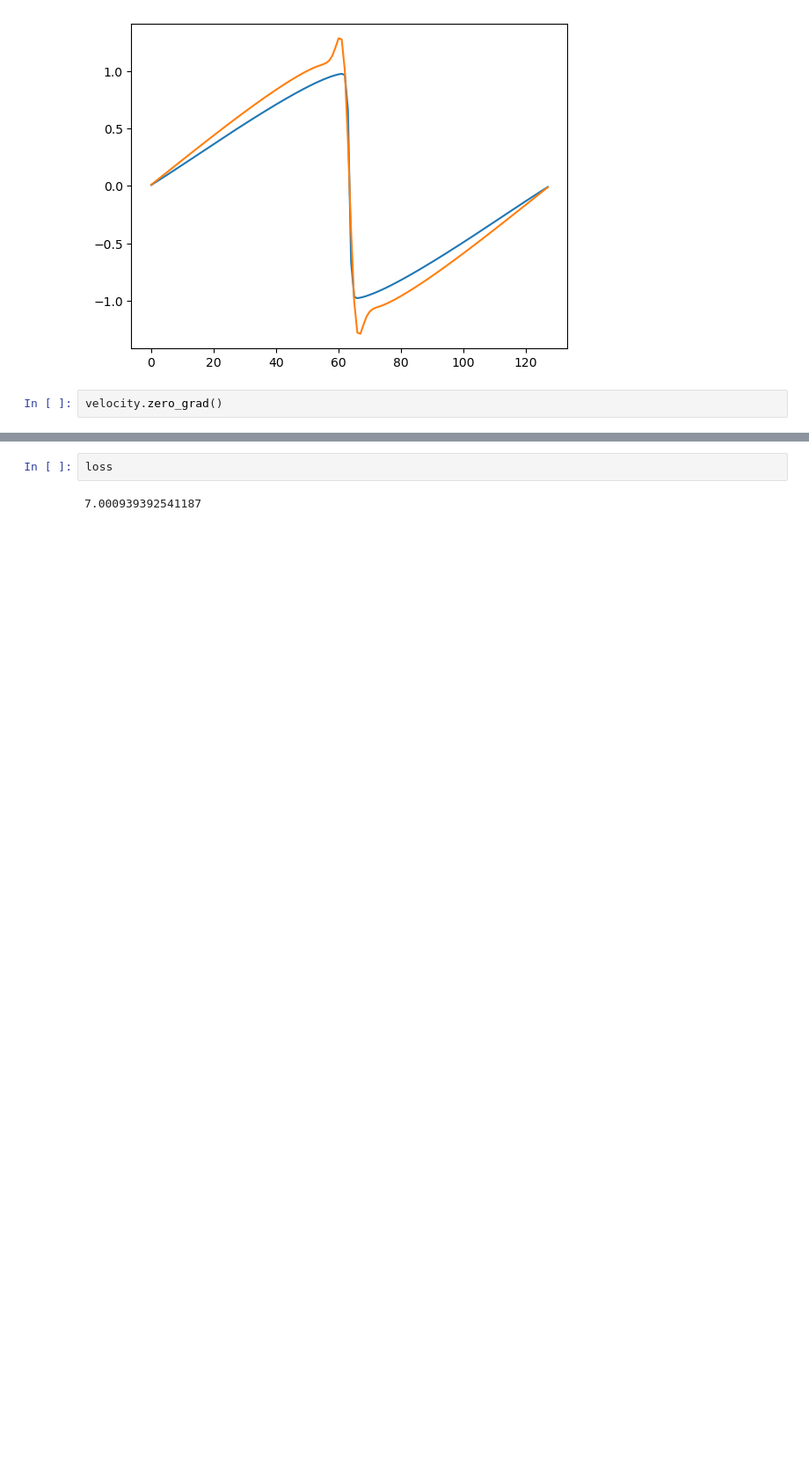
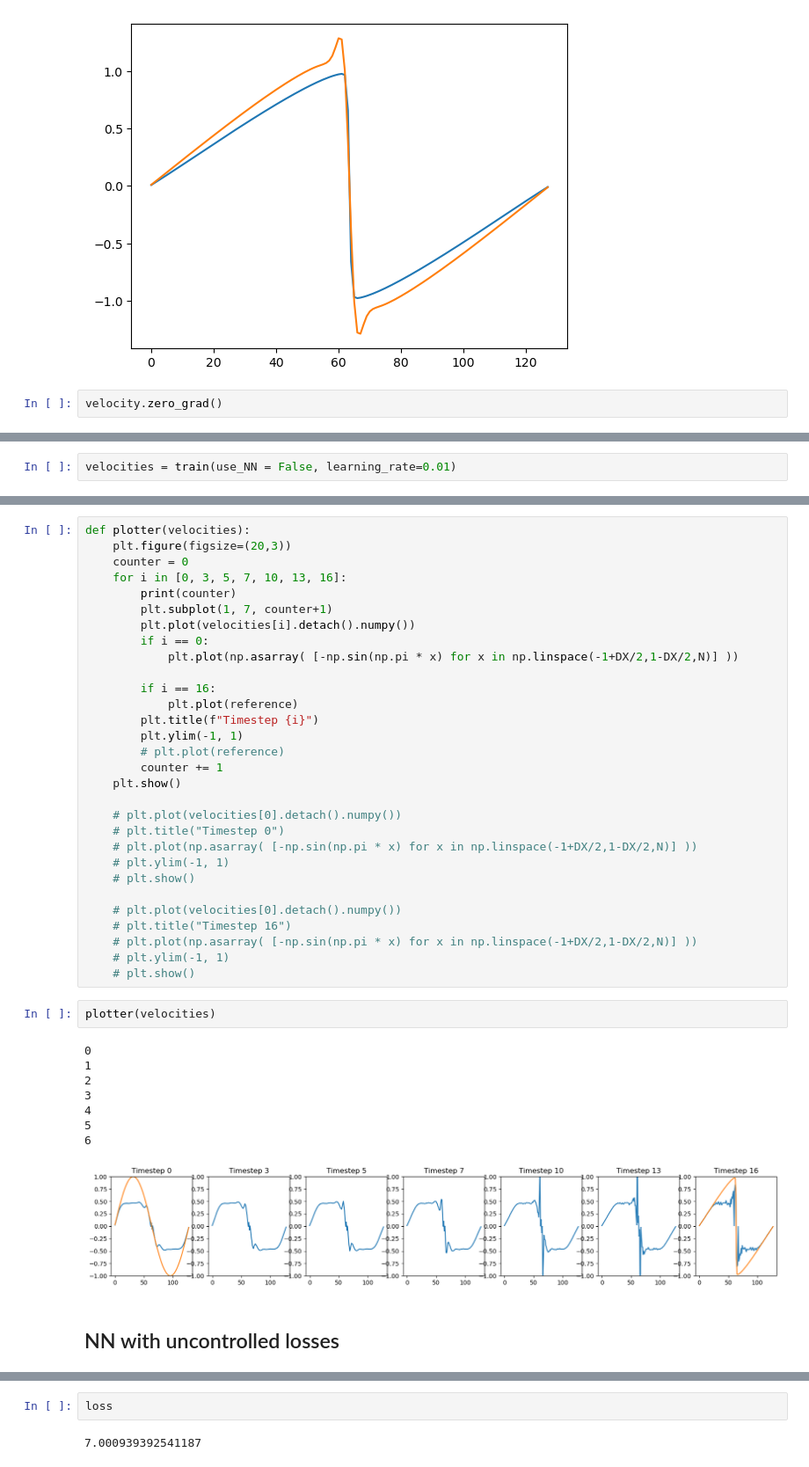
Before and after one commit to shondle/data-driven-physics, a Jupyter notebook: nn_architectures/diffphysics.ipynb, the cells around one changed output, grey strips where cells are left out. Shown at 88% size. Saved outputs shown, nothing was run; the diff lists cells and outputs as text; blank space fills up the shorter version.

Commit message:
Add graph representations

```diff
--- a/nn_architectures/diffphysics.ipynb
+++ b/nn_architectures/diffphysics.ipynb
@@ -209,0 +197,2 @@ plt.show()
+# %%
+velocities = train(use_NN = False, learning_rate=0.01)
@@ -209,0 +217,43 @@ plt.show()
+# %%
+def plotter(velocities):
+    plt.figure(figsize=(20,3))
+    counter = 0
+    for i in [0, 3, 5, 7, 10, 13, 16]:
+        print(counter)
+        plt.subplot(1, 7, counter+1)
+        plt.plot(velocities[i].detach().numpy())
+        if i == 0:
+            plt.plot(np.asarray( [-np.sin(np.pi * x) for x in np.linspace(-1+DX/2,1-DX/2,N)] ))
+
+        if i == 16:
+            plt.plot(reference)
+        plt.title(f"Timestep {i}")
+        plt.ylim(-1, 1)
+        # plt.plot(reference)
+        counter += 1
+    plt.show()
+
+    # plt.plot(velocities[0].detach().numpy())
+    # plt.title("Timestep 0")
+    # plt.plot(np.asarray( [-np.sin(np.pi * x) for x in np.linspace(-1+DX/2,1-DX/2,N)] ))
+    # plt.ylim(-1, 1)
+    # plt.show()
+
+    # plt.plot(velocities[0].detach().numpy())
+    # plt.title("Timestep 16")
+    # plt.plot(np.asarray( [-np.sin(np.pi * x) for x in np.linspace(-1+DX/2,1-DX/2,N)] ))
+    # plt.ylim(-1, 1)
+    # plt.show()
+# %%
+plotter(velocities)
+# %% [output]
+0
+1
+2
+3
+4
+5
+6
+[figure, added]
+# %% [markdown]
+## NN with uncontrolled losses
```
Also changed, not shown: parts of 16 cells of this notebook.
